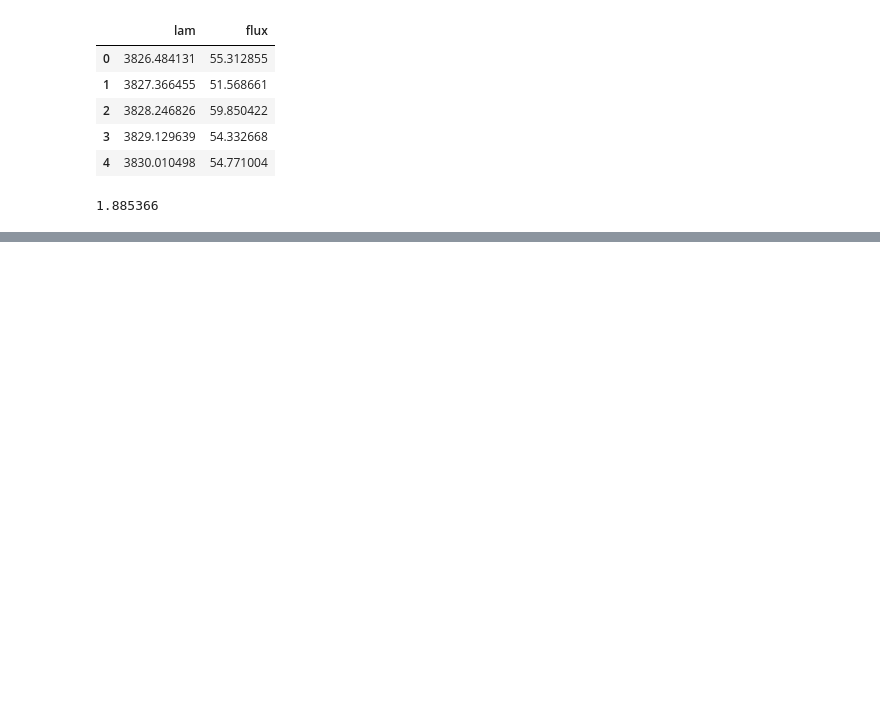
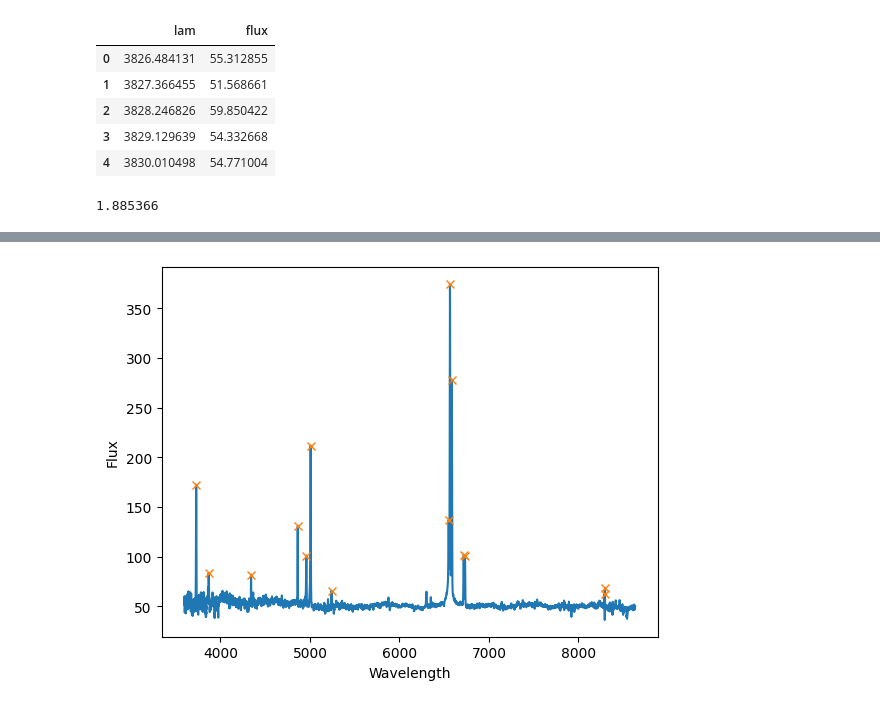
Before and after one commit to daisybissonette/spectroSLEUTH, a Jupyter notebook: testing.ipynb, the cells around one changed output, grey strips where cells are left out. Drawn from its saved outputs; the diff is of its cells as text; code cells hidden in the pictures; blank space fills up the shorter version.

```diff
--- a/testing.ipynb
+++ b/testing.ipynb
@@ -128,0 +199,70 @@ NameError: name 'table' is not defined
+# %%
+import numpy as np
+import scipy
+import matplotlib.pyplot as plt
+import pandas as pd
+from astropy import coordinates as coords
+from astropy.io import fits
+
+class emission_lines():
+
+    def __init__(self, filepath, z, snr):
+        '''
+        filepath (string): filepath to the spectrum data (fits format)
+        z (float): redshift of the galaxy
+        snr (float): signal-to-noise ratio desired for emission-line detection threshold
+        '''
+        hdul = fits.open(filepath)
+        data = hdul[1].data
+        self.lam = np.array(10**data['loglam'])
+        self.flux = np.array(data['flux'])
+        self.redshift = z
+        self.snr = snr
+
+    def line_detection(self):
+        """
+        This function will detect peaks by....
+        INPUTS:
+        variables defined above
+        OUTPUTS:
+        1. Pandas dataframe containing the observed and emitted wavelengths of detected emission lines.
+        2. Figure showing the spectrum with detected emission-lines indicated by a vertical line.
+        """
+        #redshift correct the wavelengths to define consistant noise range
+        corrected_lam = self.lam/(1+self.redshift)
+        # putting the spectrum data into a pandas dataframe
+        df = {'obs lam': self.lam, 'emit lam': corrected_lam, 'flux': self.flux}
+        pdtable = pd.DataFrame(df)
+        new_table = Table.from_pandas(pdtable)
+        #defining a noise range and getting the noise value
+        #noise_range = new_table.loc[(new_table['emit lam'] > 7000) & (new_table['emit lam'] < 8000), 'emit lam']
+        #flux_noise = new_table.loc[noise_range.index[0]: noise_range.index[-1], 'flux']
+        #flux_noise_std = np.std(flux_noise)
+
+        #plotting the spectrum with the lines detected
+        peaks, props = find_peaks(new_table["flux"], prominence=23) #mess with arguments to get better peak finding, normalize spectra first
+        #new_table['peak_lam'] = new_table["emit lam"][peaks]
+        results = [new_table["obs lam"][peaks], new_table["emit lam"][peaks], new_table["flux"][peaks]]
+        results_table = Table(results)
+
+        fig = plt.figure()
+        plt.plot(new_table["emit lam"], new_table["flux"])
+        plt.plot(new_table["emit lam"][peaks], new_table["flux"][peaks], 'x')
+        plt.xlabel('Wavelength')
+        plt.ylabel('Flux')
+        plt.show()
+
+        return results_table, fig
+    '''
+    def line_identification(self, ):
+        #line identification
+
+        return Table
+        '''
+
+el = emission_lines('spec-0285-51930-0309.fits', 0.06456, 3)
+el_table, figure = el.line_detection()
+print(el_table)
+plt.show()
+# %% [output]
+[figure, added]
```
Also changed, not shown: parts of 4 cells of this notebook, 1 other file.
